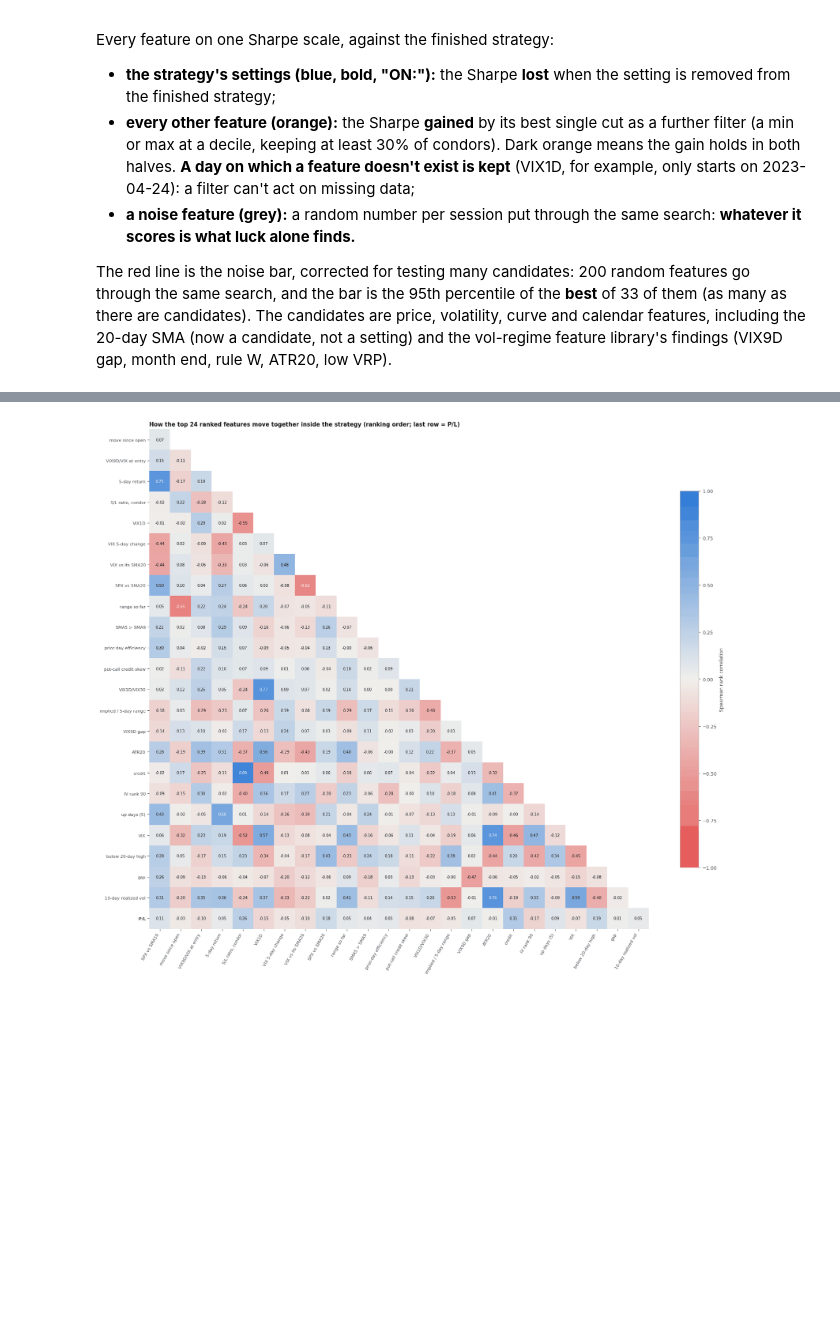
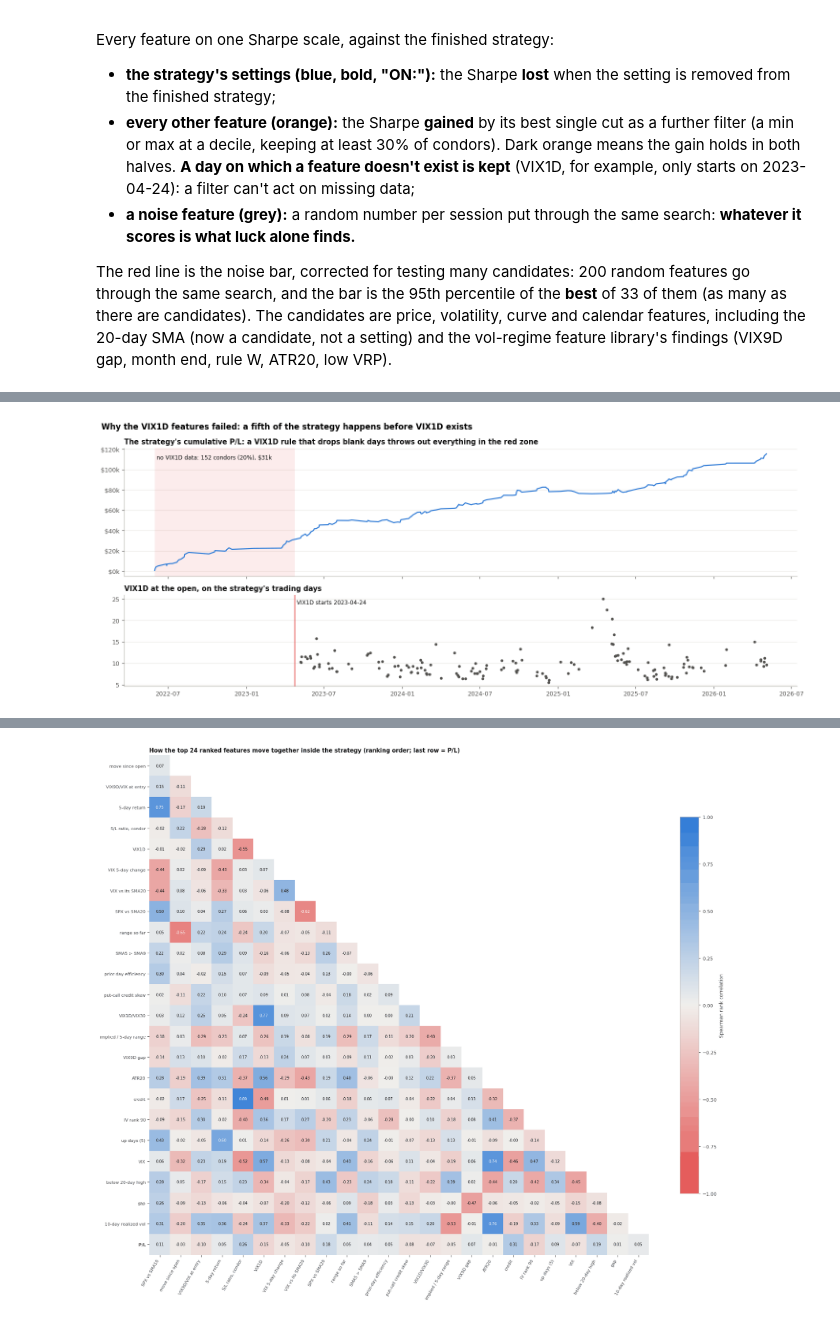
Before and after one commit to adam-masri24/ic-strat-notebooks, a Jupyter notebook: strategies/ic_strat/notebooks/ic_analysis.ipynb, the cells around one changed output, grey strips where cells are left out. Cells and saved outputs as stored; diff of their text form; code cells hidden in the pictures; blank space fills up the shorter version.

Commit message:
VIX1D: coverage, scores before/after the fix, P/L by quintile

```diff
--- a/strategies/ic_strat/notebooks/ic_analysis.ipynb
+++ b/strategies/ic_strat/notebooks/ic_analysis.ipynb
@@ -1718,0 +1722,7 @@ at the highest VIX1D): it measures today's priced risk, which the band and the m
+# %%
+v1d = vx.compute(panel)
+vx.fig_coverage(panel, v1d.coverage); plt.show()
+cov = v1d.coverage.copy(); cov.attrs = {}
+display(cov)
+# %% [output]
+[figure, added]
```
Also changed, not shown: parts of 8 cells of this notebook, 12 other files.
